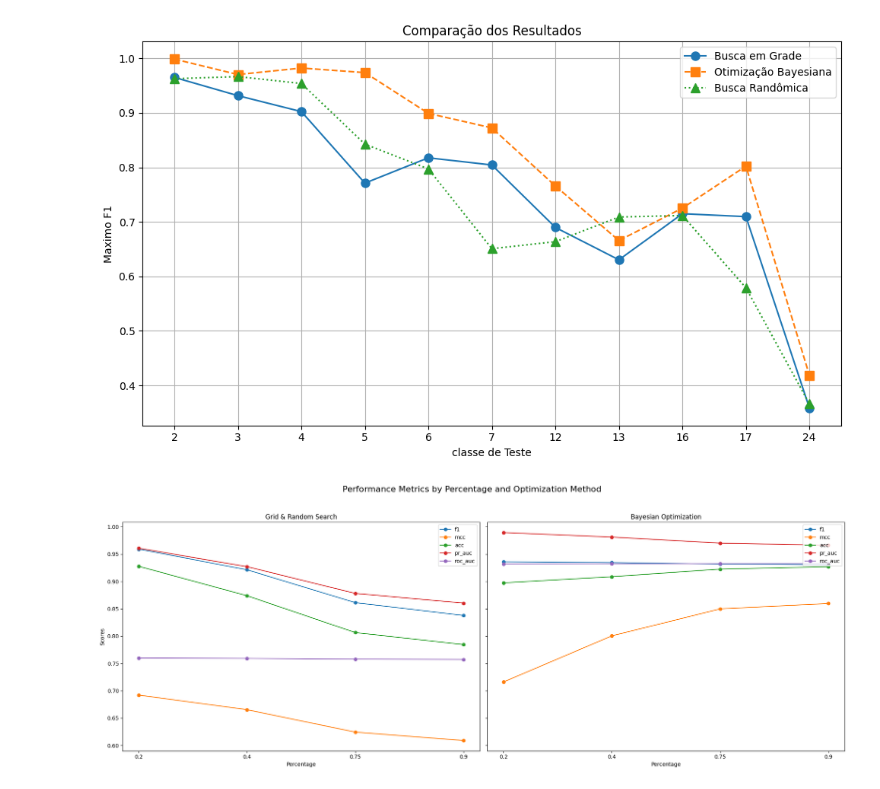
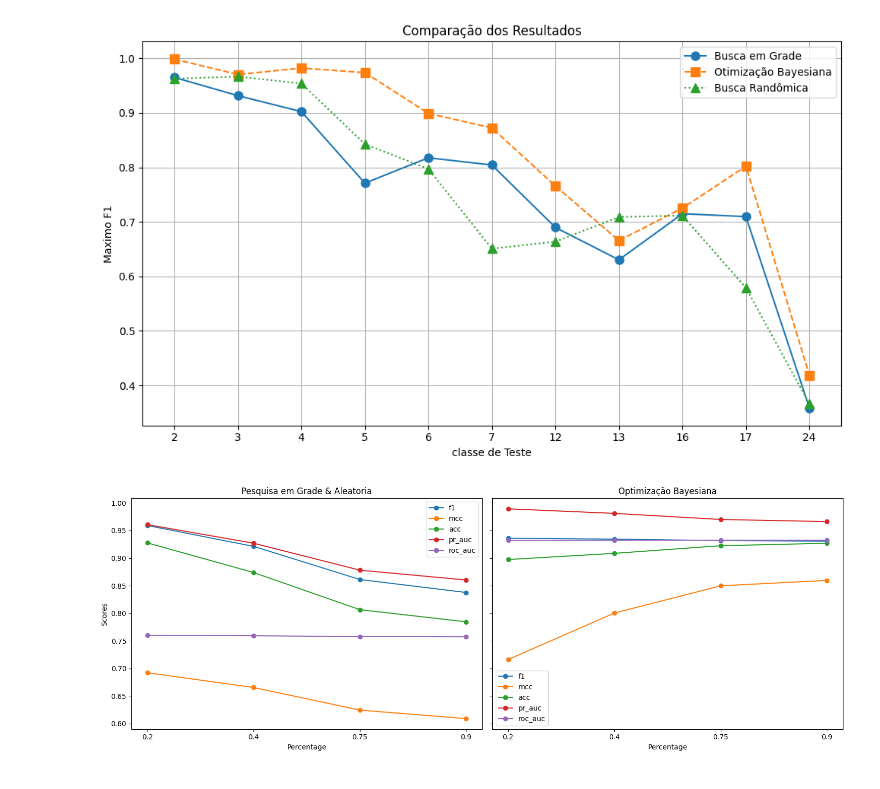
Before and after one commit to Vitor-labs/TCC-1, a Jupyter notebook: notebooks/3.1-Visualization.ipynb, the cells around one changed output. Saved outputs shown, nothing was run; the diff lists cells and outputs as text; code cells hidden in the pictures.

```diff
--- a/notebooks/3.1-Visualization.ipynb
+++ b/notebooks/3.1-Visualization.ipynb
@@ -75,7 +75,7 @@ plt.show()
 [figure]
 # %%
 data = {
-    "Grid & Random Search": {
+    "Pesquisa em Grade & Aleatoria": {
         "0.2": {
             "f1": 0.9591558883594282,
             "mcc": 0.692234795735105,
@@ -105,7 +105,7 @@ data = {
             "roc_auc": 0.7573633388549957,
         },
     },
-    "Bayesian Optimization": {
+    "Optimização Bayesiana": {
         "0.2": {
             "f1": 0.9359467135052523,
             "mcc": 0.7161845231110786,
@@ -137,24 +137,24 @@ data = {
     },
 }
 # %%
-fig, axes = plt.subplots(1, 2, figsize=(20, 8), sharey=True)
+fig, axes = plt.subplots(1, 2, figsize=(15, 6), sharey=True)
 
 for i, technique in enumerate(list(data.keys())):
-    for metric in list(data["Grid & Random Search"]["0.2"].keys()):
+    for metric in list(data["Pesquisa em Grade & Aleatoria"]["0.2"].keys()):
         axes[i].plot(
-            percentages := list(data["Grid & Random Search"].keys()),
+            percentages := list(data["Pesquisa em Grade & Aleatoria"].keys()),
             [data[technique][p][metric] for p in percentages],
             marker="o",
             label=metric,
         )
     axes[i].set_ylabel("Scores" if i == 0 else "")
     axes[i].set_xlabel("Percentage")  # Label x-axis as Percentage
     axes[i].set_title(technique)
     axes[i].tick_params(axis="x", rotation=0)
-    axes[i].legend(loc="upper right")
+    axes[i].legend()  # loc="upper right")
 
-fig.suptitle("Performance Metrics by Percentage and Optimization Method", fontsize=16)
+# fig.suptitle("Performance Metrics by Percentage and Optimization Method", fontsize=16)
 fig.tight_layout(rect=[0, 0.03, 1, 0.95])
 plt.show()
 # %% [output]
-[figure, old version]
+[figure, new version]
```
